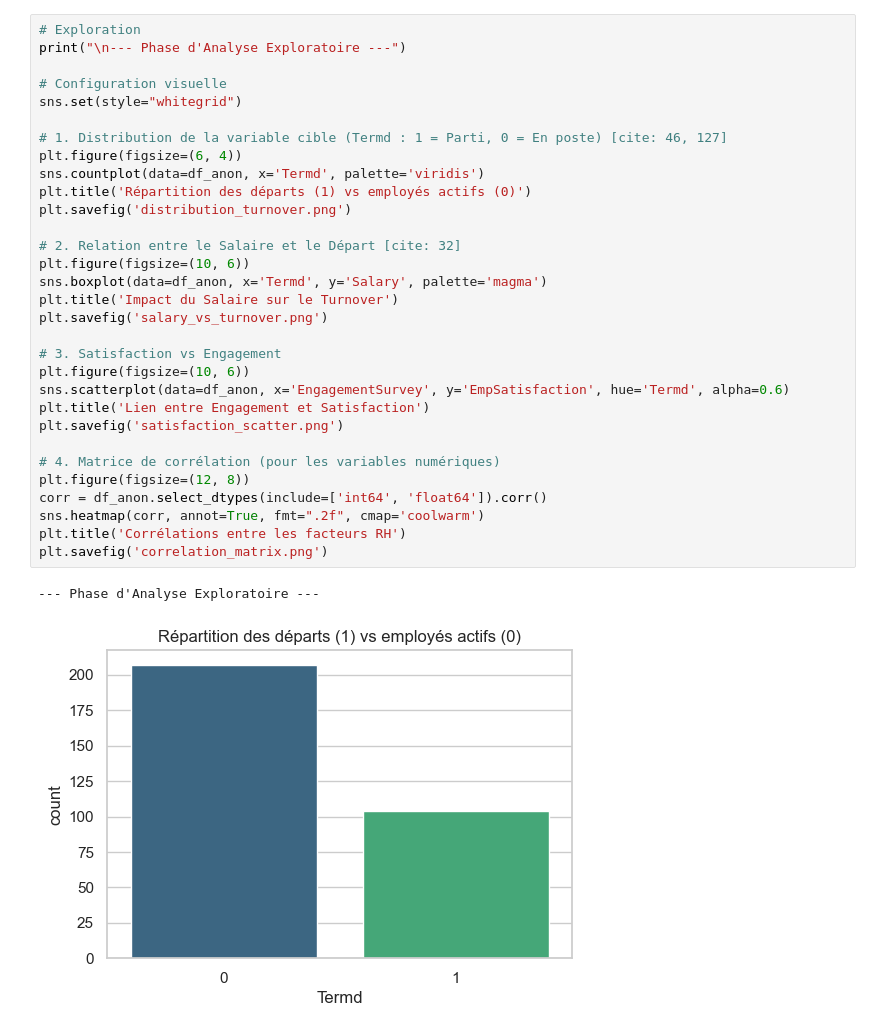
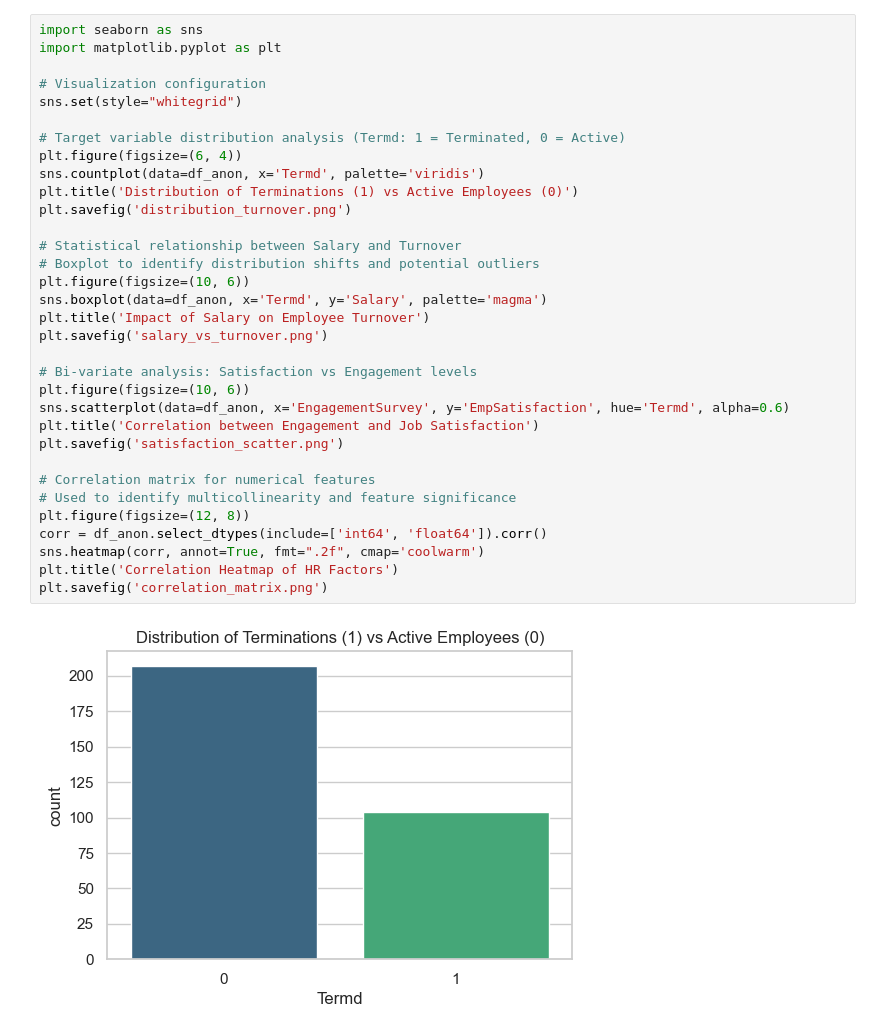
Before and after one commit to 228375/Explainability_IA, a Jupyter notebook: 1_preprocess.ipynb, the cells around one changed output. Drawn from its saved outputs; the diff is of its cells as text.

```diff
--- a/1_preprocess.ipynb
+++ b/1_preprocess.ipynb
@@ -28,34 +34,35 @@ Phase d'anonymisation terminée avec succès.
 # %%
-# Exploration
-print("\n--- Phase d'Analyse Exploratoire ---")
+import seaborn as sns
+import matplotlib.pyplot as plt
 
-# Configuration visuelle
+# Visualization configuration
 sns.set(style="whitegrid")
 
-# 1. Distribution de la variable cible (Termd : 1 = Parti, 0 = En poste) [cite: 46, 127]
+# Target variable distribution analysis (Termd: 1 = Terminated, 0 = Active)
 plt.figure(figsize=(6, 4))
 sns.countplot(data=df_anon, x='Termd', palette='viridis')
-plt.title('Répartition des départs (1) vs employés actifs (0)')
+plt.title('Distribution of Terminations (1) vs Active Employees (0)')
 plt.savefig('distribution_turnover.png')
 
-# 2. Relation entre le Salaire et le Départ [cite: 32]
+# Statistical relationship between Salary and Turnover
+# Boxplot to identify distribution shifts and potential outliers
 plt.figure(figsize=(10, 6))
 sns.boxplot(data=df_anon, x='Termd', y='Salary', palette='magma')
-plt.title('Impact du Salaire sur le Turnover')
+plt.title('Impact of Salary on Employee Turnover')
 plt.savefig('salary_vs_turnover.png')
 
-# 3. Satisfaction vs Engagement
+# Bi-variate analysis: Satisfaction vs Engagement levels
 plt.figure(figsize=(10, 6))
 sns.scatterplot(data=df_anon, x='EngagementSurvey', y='EmpSatisfaction', hue='Termd', alpha=0.6)
-plt.title('Lien entre Engagement et Satisfaction')
+plt.title('Correlation between Engagement and Job Satisfaction')
 plt.savefig('satisfaction_scatter.png')
 
-# 4. Matrice de corrélation (pour les variables numériques)
+# Correlation matrix for numerical features
+# Used to identify multicollinearity and feature significance
 plt.figure(figsize=(12, 8))
 corr = df_anon.select_dtypes(include=['int64', 'float64']).corr()
 sns.heatmap(corr, annot=True, fmt=".2f", cmap='coolwarm')
-plt.title('Corrélations entre les facteurs RH')
+plt.title('Correlation Heatmap of HR Factors')
 plt.savefig('correlation_matrix.png')
 # %% [output]
---- Phase d'Analyse Exploratoire ---
-[figure, old version]
+[figure, new version]
```
Also changed, not shown: parts of 3 cells of this notebook, 15 other files.
